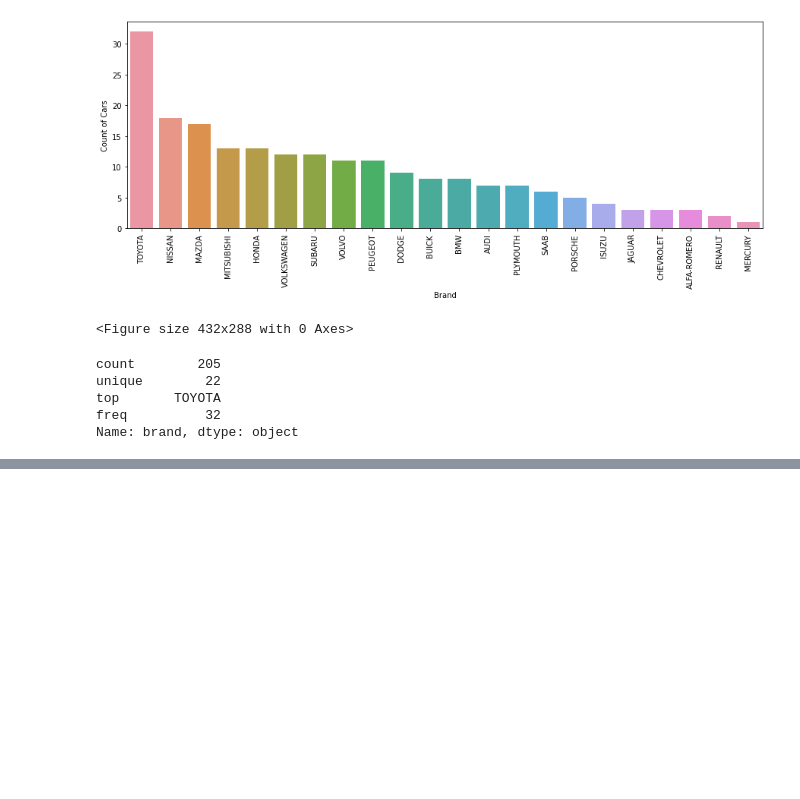
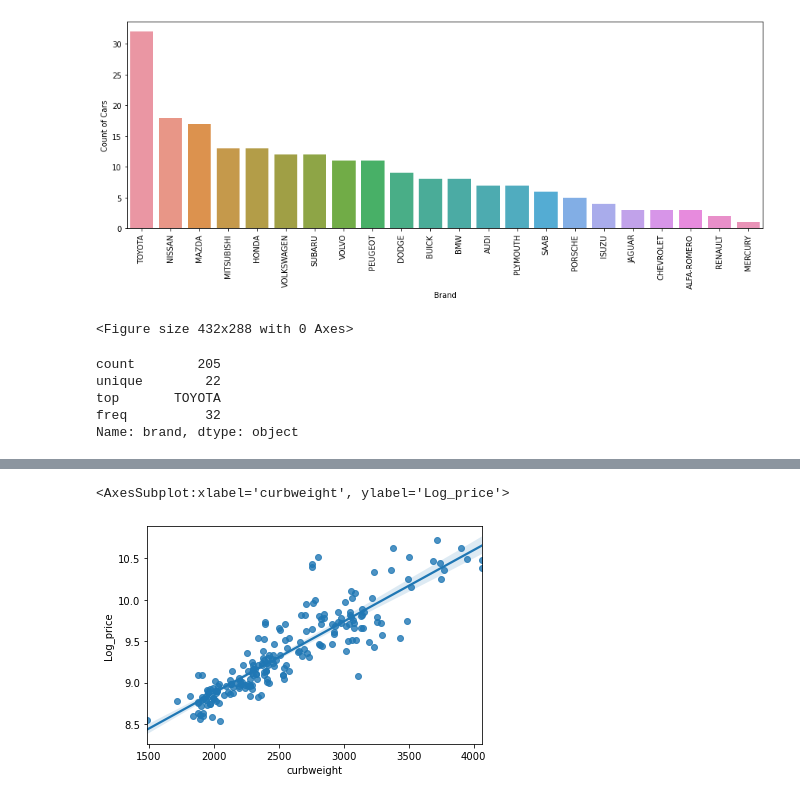
Before and after one commit to Rawanawh/CarPricePredicting-LinearRegression, a Jupyter notebook: CarPrice linear regression .ipynb, the cells around one changed output, grey strips where cells are left out. Drawn from its saved outputs; the diff is of its cells as text; code cells hidden in the pictures; blank space fills up the shorter version.

```diff
--- a/CarPrice linear regression .ipynb
+++ b/CarPrice linear regression .ipynb
@@ -167,0 +181,5 @@ plt.show()
+# %%
+sns.regplot(data= df, x='curbweight', y='Log_price')
+# %% [output]
+<AxesSubplot:xlabel='curbweight', ylabel='Log_price'>
+[figure, added]
```
Also changed, not shown: parts of 38 cells of this notebook.
